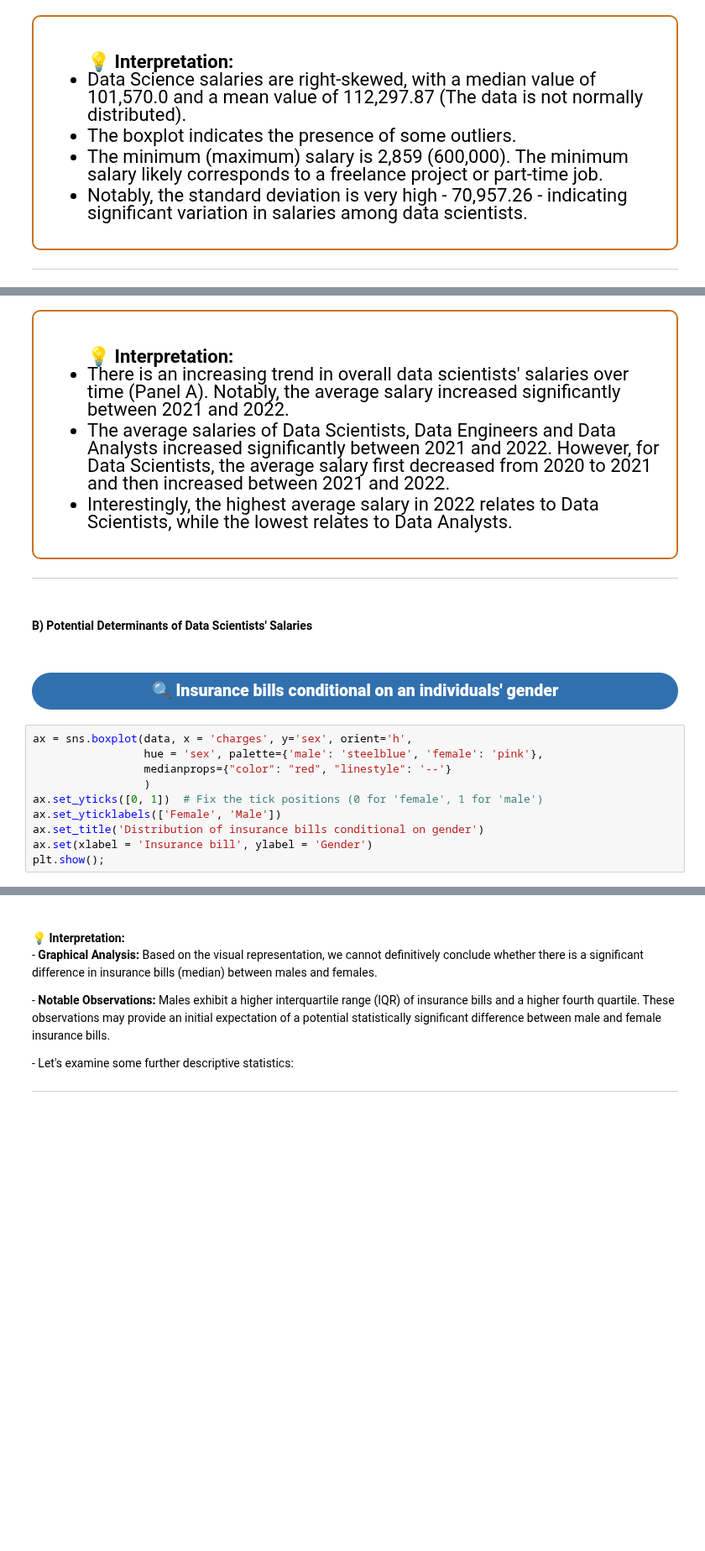
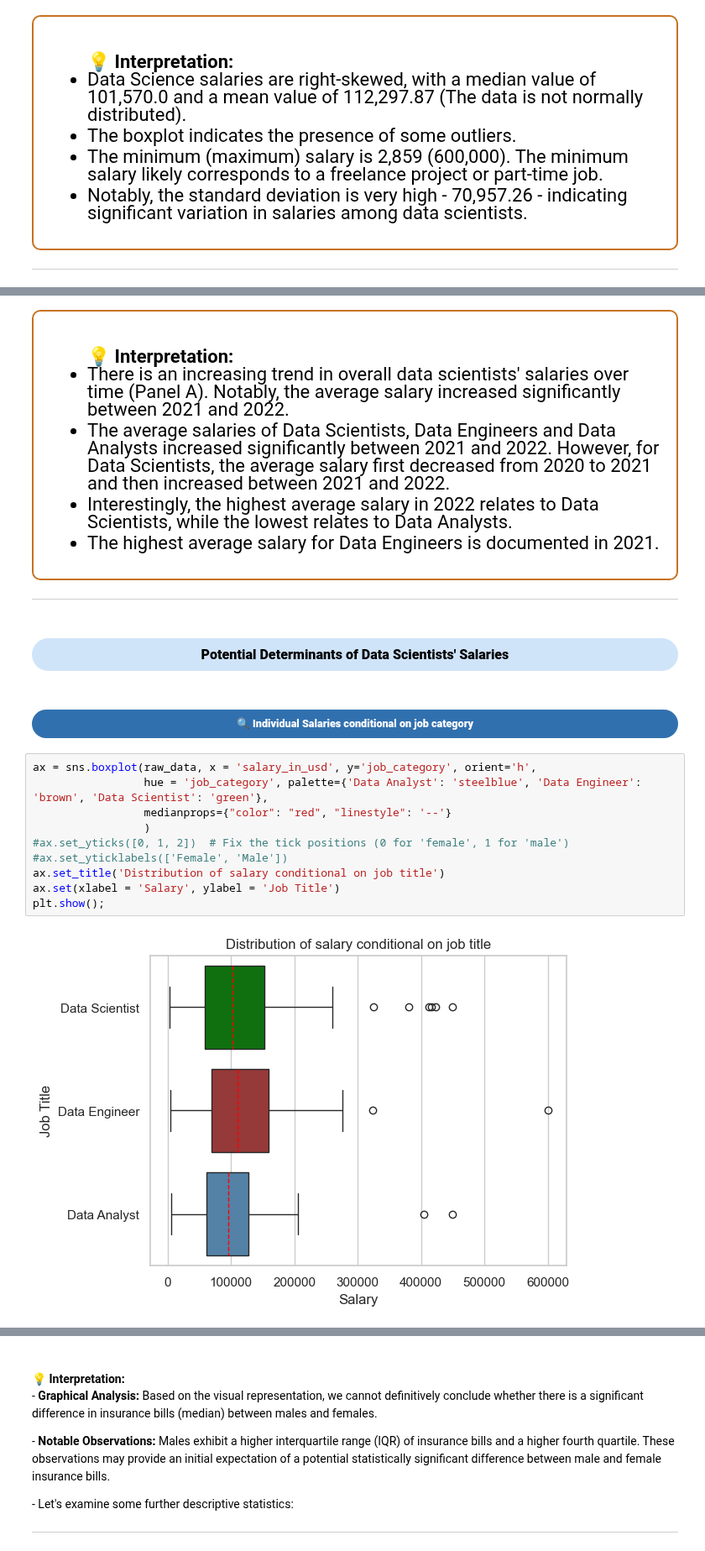
Before and after one commit to akramkhal/KaggleProjects, a Jupyter notebook: DataScieSalary/ds_salary.ipynb.ipynb, the cells around one changed output, grey strips where cells are left out. Shown at 84% size. Saved outputs shown, nothing was run; the diff lists cells and outputs as text; blank space fills up the shorter version.

```diff
--- a/DataScieSalary/ds_salary.ipynb.ipynb
+++ b/DataScieSalary/ds_salary.ipynb.ipynb
@@ -612,24 +640,27 @@ plt.show()
         <li> There is an increasing trend in overall data scientists' salaries over time (Panel A). Notably, the average salary increased significantly between 2021 and 2022.</li>
         <li> The average salaries of Data Scientists, Data Engineers and Data Analysts increased significantly between 2021 and 2022. However, for Data Scientists, the average salary first decreased from 2020 to 2021 and then increased between 2021 and 2022.</li>
         <li> Interestingly, the highest average salary in 2022 relates to Data Scientists, while the lowest relates to Data Analysts. </li>
+        <li> The highest average salary for Data Engineers is documented in 2021. </li>
     </ul>
 </div>
 
 
 ---
-# %% [markdown]
-<a id="chapter4b"></a>
-#### B) Potential Determinants of Data Scientists' Salaries
+# %% [markdown]
+<a id="chapter5b"></a>
+### <div style="text-align:center; border-radius:30px 30px; padding:7px; color:black; margin:0; font-size:90%; font-family:Pacifico; background-color:#d0e4f9; overflow:hidden"><b> Potential Determinants of Data Scientists' Salaries </b></div>
 # %% [markdown]
 <a id="chapter6"></a>
-## <div style="text-align:center; border-radius:30px 30px; padding:7px; color:white; margin:0; font-size:90%; font-family:Pacifico; background-color:#3170af; overflow:hidden"><b> 🔍 Insurance bills conditional on an individuals' gender </b></div>
+#### <div style="text-align:center; border-radius:30px 30px; padding:7px; color:white; margin:0; font-size:90%; font-family:Pacifico; background-color:#3170af; overflow:hidden"><b> 🔍 Individual Salaries conditional on job category </b></div>
 # %%
-ax = sns.boxplot(data, x = 'charges', y='sex', orient='h',
-                 hue = 'sex', palette={'male': 'steelblue', 'female': 'pink'},
+ax = sns.boxplot(raw_data, x = 'salary_in_usd', y='job_category', orient='h',
+                 hue = 'job_category', palette={'Data Analyst': 'steelblue', 'Data Engineer': 'brown', 'Data Scientist': 'green'},
                  medianprops={"color": "red", "linestyle": '--'}
                  )
-ax.set_yticks([0, 1])  # Fix the tick positions (0 for 'female', 1 for 'male')
-ax.set_yticklabels(['Female', 'Male'])
-ax.set_title('Distribution of insurance bills conditional on gender')
-ax.set(xlabel = 'Insurance bill', ylabel = 'Gender')
+#ax.set_yticks([0, 1, 2])  # Fix the tick positions (0 for 'female', 1 for 'male')
+#ax.set_yticklabels(['Female', 'Male'])
+ax.set_title('Distribution of salary conditional on job title')
+ax.set(xlabel = 'Salary', ylabel = 'Job Title')
 plt.show();
+# %% [output]
+[figure, added]
```
Also changed, not shown: parts of 10 cells of this notebook, 1 other file.
